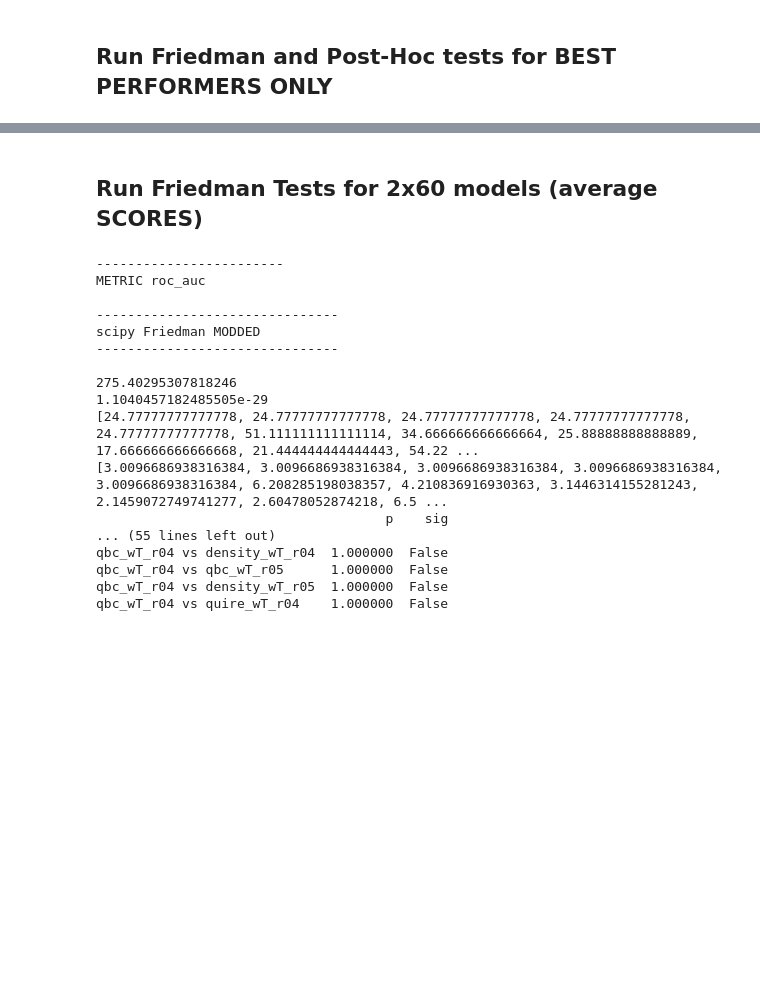
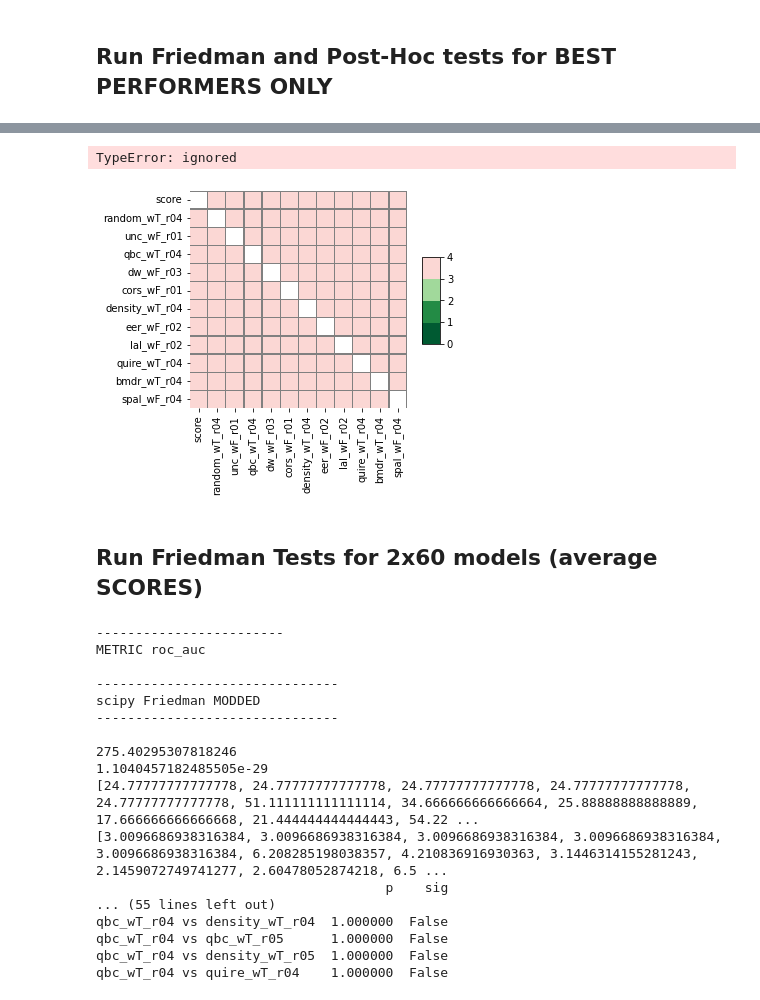
Before and after one commit to lukekolbe/Active-Learning-in-CreditScoring, a Jupyter notebook: result_processor.ipynb, the cells around one changed output, grey strips where cells are left out. Cells and saved outputs as stored; diff of their text form; code cells hidden in the pictures; blank space fills up the shorter version.

```diff
--- a/result_processor.ipynb
+++ b/result_processor.ipynb
@@ -488,7 +470,9 @@ cost_dict['wT']['bene2']['r05']['bmdr']['average']
 # ALT: EVERY PARAMETER COMBINATION AS OWN CLASSIFER
 #model_list = ['oracle','score', 'random', 'unc', 'qbc', 'dw', 'cors', 'density', 'eer', 'lal', 'quire', 'bmdr', 'spal']
 model_list = ['score', 'random', 'unc', 'qbc', 'dw', 'cors', 'density', 'eer', 'lal', 'quire', 'bmdr', 'spal']
-performance_metrics = ['roc_auc', 'brier', 'h-measure', 'pcc', 'balanced_accuracy', 'f1']
+performance_metrics = ['roc_auc', 'brier', 'h-measure', 'pcc', 'balanced_accuracy', 'f1'
+,'average_precision', 'precision', 'recall', 'fpr', 'fnr', 'bad_ratio_accepts', 'bad_ratio_rejects'
+]
 cost_metrics = ['total_internal_cost','total_internal_cpl','external_cost','external_cpl']
 
 # built list of column names
@@ -517,4 +501,4 @@ for d in dataset_list:
       index_names.append(f'{d}_{c}_g{g+1}')
 
 results_template = pd.DataFrame(columns=column_names, index=index_names)
-results_template
+#results_template
@@ -554,6 +524,19 @@ for w in ['wT', 'wF']:
             #print('COST',w,r,c,d,g,m)
 
             performance.at[f'{d}_{c}_g{g+1}', f'{m}_{w}_{r}'] = cost_dict[w][d][r][m]['average'][c][g+1]
+
+
+model_list = ['score', 'random', 'unc', 'qbc', 'dw', 'cors', 'density', 'eer', 'lal', 'quire', 'bmdr', 'spal']
+
+namelist=[]
+for d in dataset_list:
+  for g in range(10):
+    namelist.append(f'{d}_total_cost_g{g+1}')
+
+data = performance.loc[performance.index.str.contains('total_internal_cost')].values + performance.loc[performance.index.str.contains('external_cost')].values
+total_cost = pd.DataFrame(data,index=namelist, columns = performance.columns)
+
+performance = pd.concat((performance, total_cost))
 
 
 
@@ -602,0 +602,13 @@ for m in model_list:
+# %%
+'''model_list = ['score', 'random', 'unc', 'qbc', 'dw', 'cors', 'density', 'eer', 'lal', 'quire', 'bmdr', 'spal']
+
+namelist=[]
+for d in dataset_list:
+  for g in range(10):
+    namelist.append(f'{d}_total_cost_g{g+1}')
+
+dato = performance.loc[performance.index.str.contains('total_internal_cost')].values + performance.loc[performance.index.str.contains('external_cost')].values
+print(np.shape(dato))
+total_cost = pd.DataFrame(dato,index=namelist, columns = performance.columns)
+
+performance = pd.concat((performance, total_cost))'''
@@ -975,6 +1005,10 @@ nemenyi_results
 # %%
 '''for k1 in nemenyi_results.keys():
   for k2 in nemenyi_results[k1].keys():
     pairwise_plotter(nemenyi_results[k1][k2])'''
 
-pairwise_plotter(nemenyi_results['wF']['roc_auc'])
+#pairwise_plotter(nemenyi_results['overall']['total_internal_cpl'])
+pairwise_plotter(conover_results['overall']['roc_auc'])
+# %% [output]
+TypeError: ignored
+[figure, added]
```
Also changed, not shown: parts of 32 cells of this notebook.
